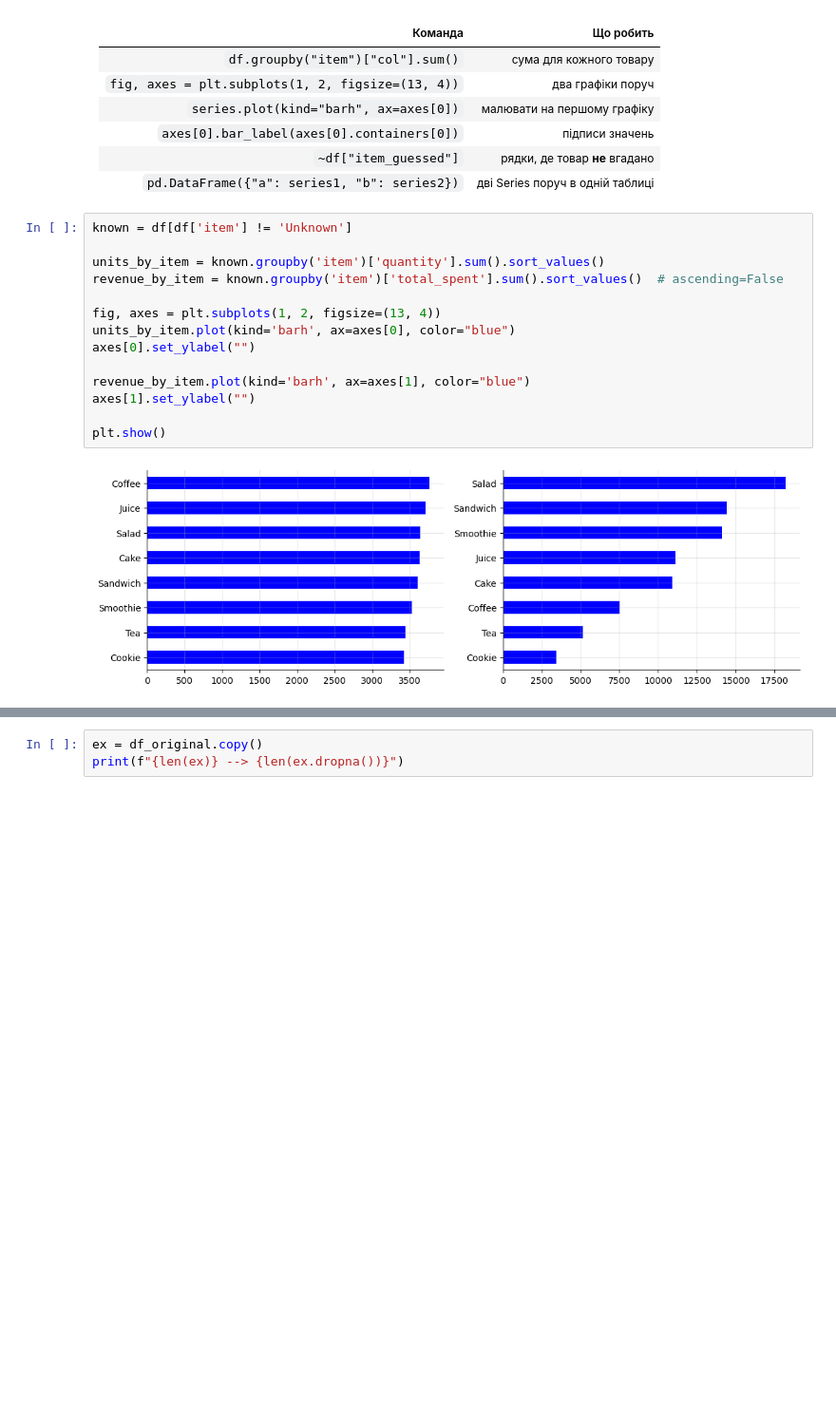
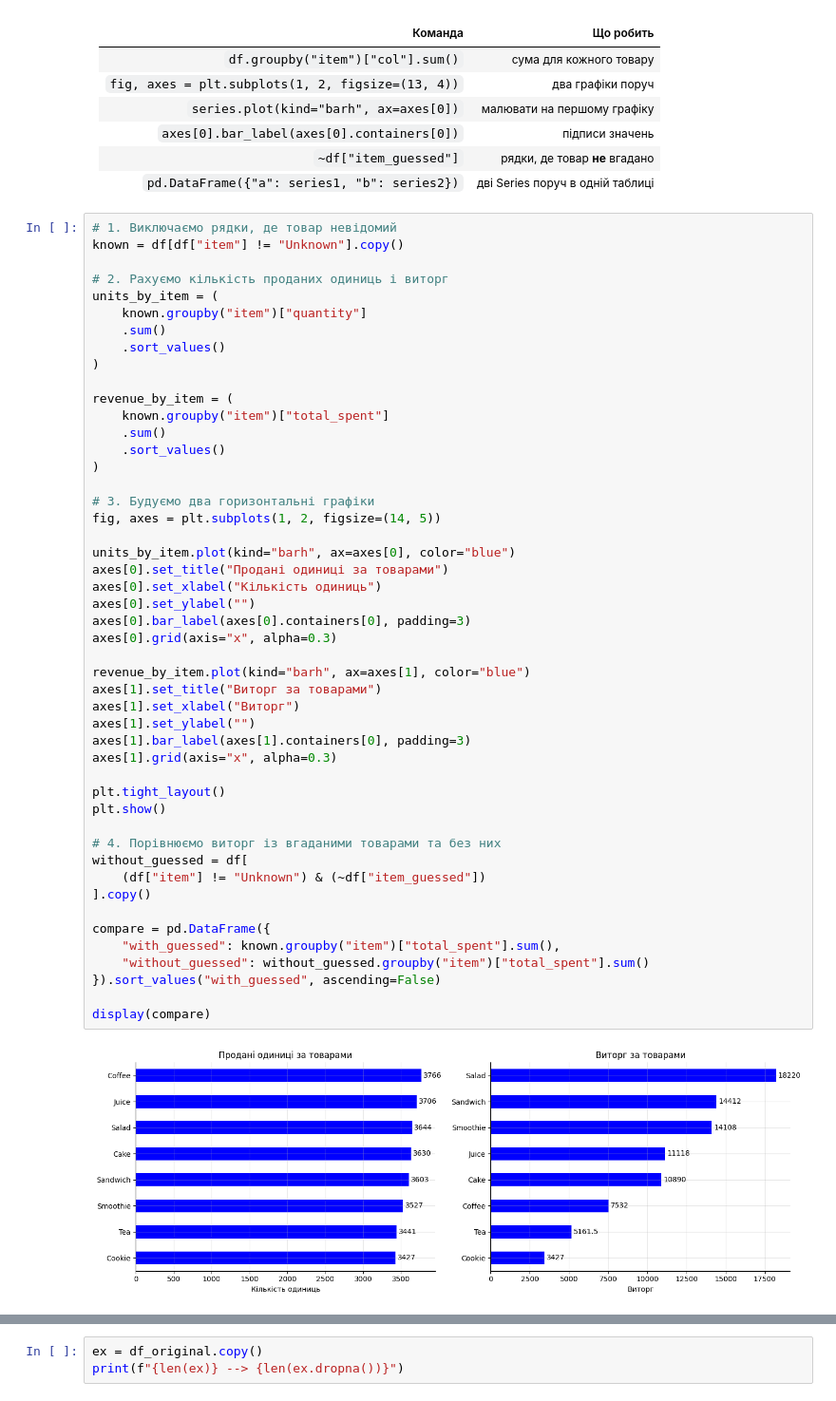
Before and after one commit to LiliiaKuchvara/Cafe-sales_DTA, a Jupyter notebook: notebooks/eda_cafe_sales.ipynb, the cells around one changed output, grey strips where cells are left out. Shown at 95% size. Drawn from its saved outputs; the diff is of its cells as text; blank space fills up the shorter version.

```diff
--- a/notebooks/eda_cafe_sales.ipynb
+++ b/notebooks/eda_cafe_sales.ipynb
@@ -893,18 +950,52 @@ Saved: cafe_sales_clean.csv
 | `~df["item_guessed"]` | рядки, де товар **не** вгадано |
 | `pd.DataFrame({"a": series1, "b": series2})` | дві Series поруч в одній таблиці |
 # %%
-known = df[df['item'] != 'Unknown']
+# 1. Виключаємо рядки, де товар невідомий
+known = df[df["item"] != "Unknown"].copy()
 
-units_by_item = known.groupby('item')['quantity'].sum().sort_values()
-revenue_by_item = known.groupby('item')['total_spent'].sum().sort_values()  # ascending=False
+# 2. Рахуємо кількість проданих одиниць і виторг
+units_by_item = (
+    known.groupby("item")["quantity"]
+    .sum()
+    .sort_values()
+)
 
-fig, axes = plt.subplots(1, 2, figsize=(13, 4))
-units_by_item.plot(kind='barh', ax=axes[0], color="blue")
+revenue_by_item = (
+    known.groupby("item")["total_spent"]
+    .sum()
+    .sort_values()
+)
+
+# 3. Будуємо два горизонтальні графіки
+fig, axes = plt.subplots(1, 2, figsize=(14, 5))
+
+units_by_item.plot(kind="barh", ax=axes[0], color="blue")
+axes[0].set_title("Продані одиниці за товарами")
+axes[0].set_xlabel("Кількість одиниць")
 axes[0].set_ylabel("")
+axes[0].bar_label(axes[0].containers[0], padding=3)
+axes[0].grid(axis="x", alpha=0.3)
 
-revenue_by_item.plot(kind='barh', ax=axes[1], color="blue")
+revenue_by_item.plot(kind="barh", ax=axes[1], color="blue")
+axes[1].set_title("Виторг за товарами")
+axes[1].set_xlabel("Виторг")
 axes[1].set_ylabel("")
+axes[1].bar_label(axes[1].containers[0], padding=3)
+axes[1].grid(axis="x", alpha=0.3)
 
+plt.tight_layout()
 plt.show()
+
+# 4. Порівнюємо виторг із вгаданими товарами та без них
+without_guessed = df[
+    (df["item"] != "Unknown") & (~df["item_guessed"])
+].copy()
+
+compare = pd.DataFrame({
+    "with_guessed": known.groupby("item")["total_spent"].sum(),
+    "without_guessed": without_guessed.groupby("item")["total_spent"].sum()
+}).sort_values("with_guessed", ascending=False)
+
+display(compare)
 # %% [output]
-[figure, old version]
+[figure, new version]
```
Also changed, not shown: parts of 31 cells of this notebook.
